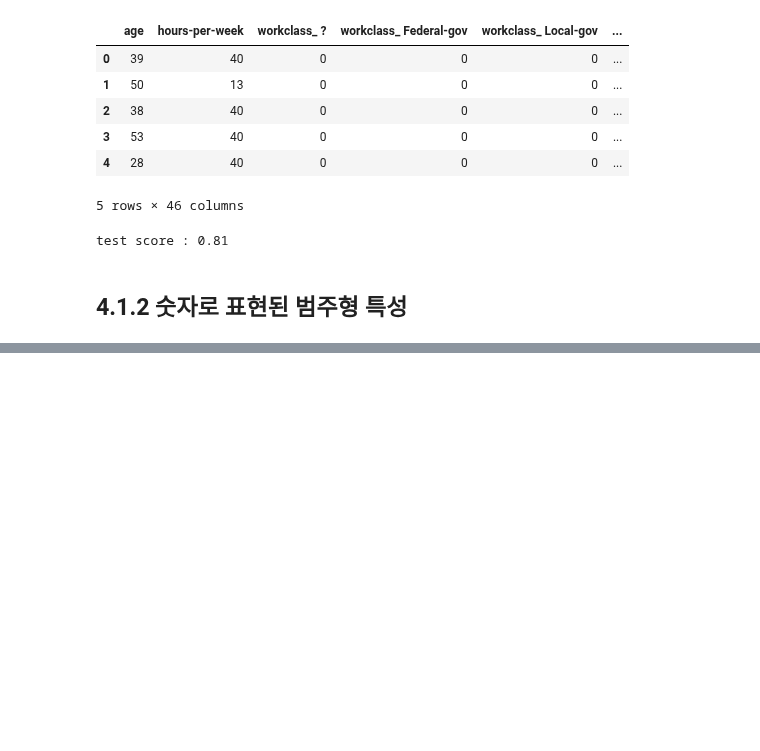
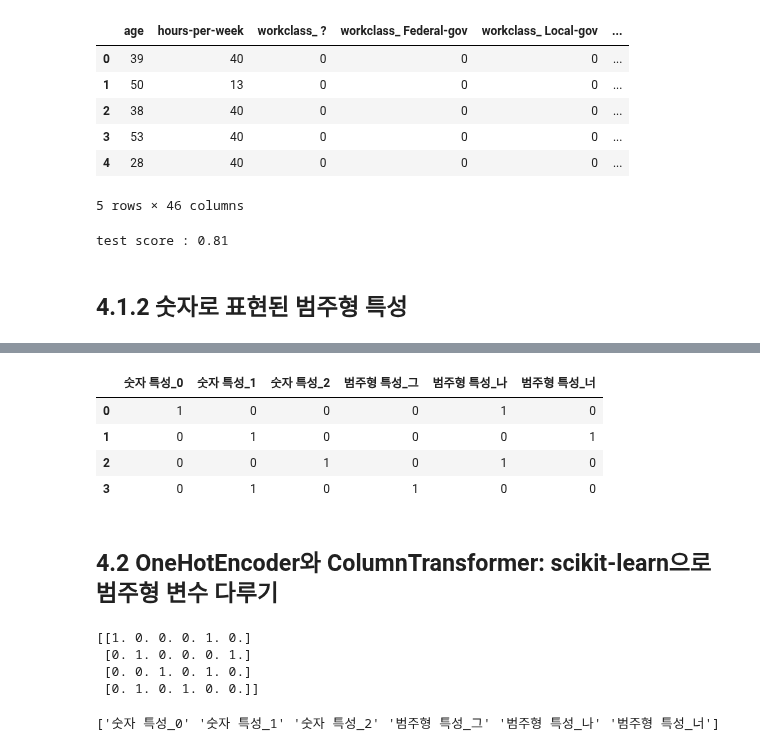
Before and after one commit to 1bin01/Machine-Learning, a Jupyter notebook: Introduction-to-Machine-Learning/Ch4_representing_data_feature_engineering.ipynb, the cells around one changed output, grey strips where cells are left out. Saved outputs shown, nothing was run; the diff lists cells and outputs as text; code cells hidden in the pictures; blank space fills up the shorter version.

```diff
--- a/Introduction-to-Machine-Learning/Ch4_representing_data_feature_engineering.ipynb
+++ b/Introduction-to-Machine-Learning/Ch4_representing_data_feature_engineering.ipynb
@@ -110,0 +141,29 @@ test score : 0.81
+# %%
+# 2. 숫자를 문자열로 변환
+
+demo_df['숫자 특성'] = demo_df['숫자 특성'].astype(str)
+pd.get_dummies(demo_df)
+# %% [output]
+|  | 숫자 특성_0 | 숫자 특성_1 | 숫자 특성_2 | 범주형 특성_그 | 범주형 특성_나 | 범주형 특성_너 |
+| 0 | 1 | 0 | 0 | 0 | 1 | 0 |
+| 1 | 0 | 1 | 0 | 0 | 0 | 1 |
+| 2 | 0 | 0 | 1 | 0 | 1 | 0 |
+| 3 | 0 | 1 | 0 | 1 | 0 | 0 |
+# %% [markdown]
+## 4.2 OneHotEncoder와 ColumnTransformer: scikit-learn으로 범주형 변수 다루기
+# %%
+from sklearn.preprocessing import OneHotEncoder
+
+# OneHotEncoder는 모든 열에 인코딩을 수행
+ohe = OneHotEncoder(sparse = False)
+print(ohe.fit_transform(demo_df))
+# %% [output]
+[[1. 0. 0. 0. 1. 0.]
+ [0. 1. 0. 0. 0. 1.]
+ [0. 0. 1. 0. 1. 0.]
+ [0. 1. 0. 1. 0. 0.]]
+# %%
+# 원본 범주형 변수 이름 확인
+print(ohe.get_feature_names_out())
+# %% [output]
+['숫자 특성_0' '숫자 특성_1' '숫자 특성_2' '범주형 특성_그' '범주형 특성_나' '범주형 특성_너']
```
Also changed, not shown: parts of 17 cells of this notebook.
